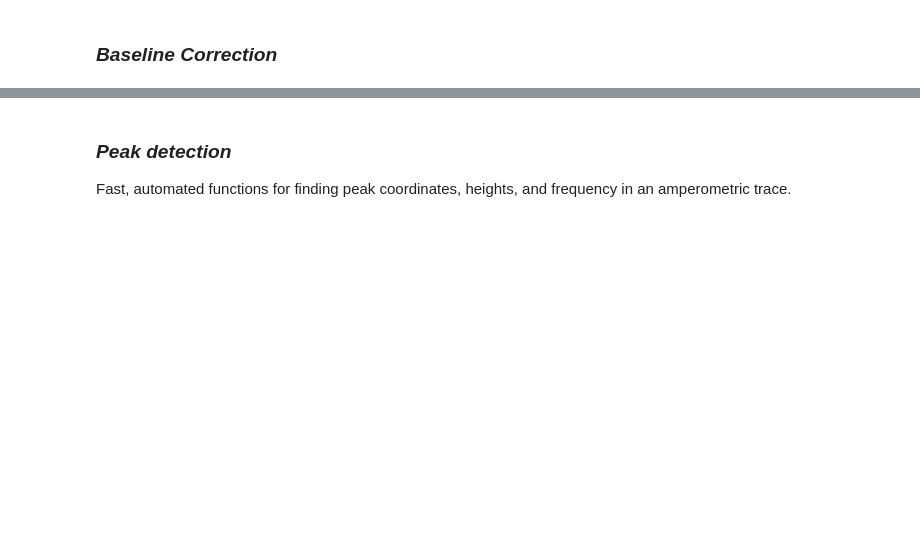
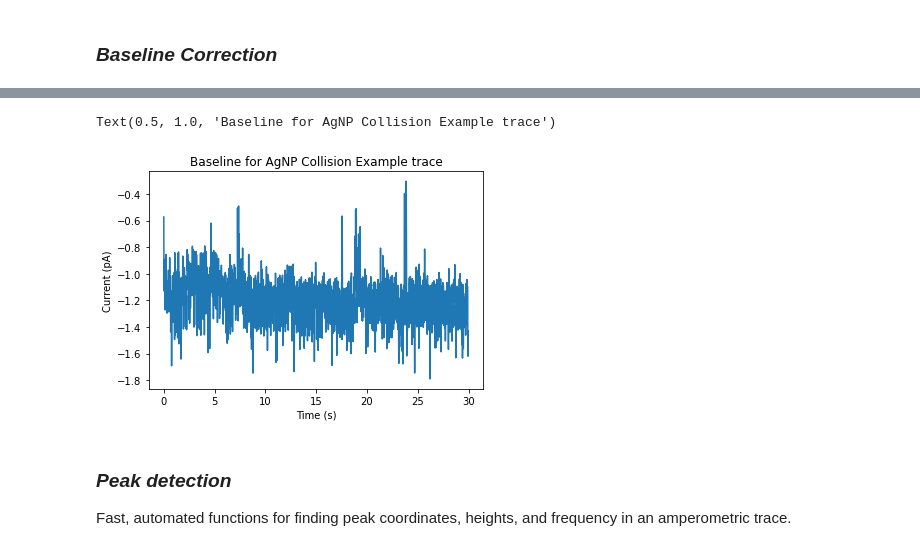
Before and after one commit to cmcalli716/SignalProcessing, a Jupyter notebook: SignalProcessing/Amperometry Signal Processing Software - Development Notebook .ipynb, the cells around one changed output, grey strips where cells are left out. Saved outputs shown, nothing was run; the diff lists cells and outputs as text; code cells hidden in the pictures; blank space fills up the shorter version.

```diff
--- a/SignalProcessing/Amperometry Signal Processing Software - Development Notebook .ipynb
+++ b/SignalProcessing/Amperometry Signal Processing Software - Development Notebook .ipynb
@@ -51,3 +87,11 @@ y = baseline_als_optimized(test_y, 10000000, 0.001)
+# %%
+plt.plot(df[0],y)
+plt.xlabel("Time (s)")
+plt.ylabel("Current (pA)")
+plt.title("Baseline for AgNP Collision Example trace")
+# %% [output]
+Text(0.5, 1.0, 'Baseline for AgNP Collision Example trace')
+[figure, added]
 # %% [markdown]
 ### *Peak detection*
 
```
Also changed, not shown: parts of 12 cells of this notebook, 1 other file.
